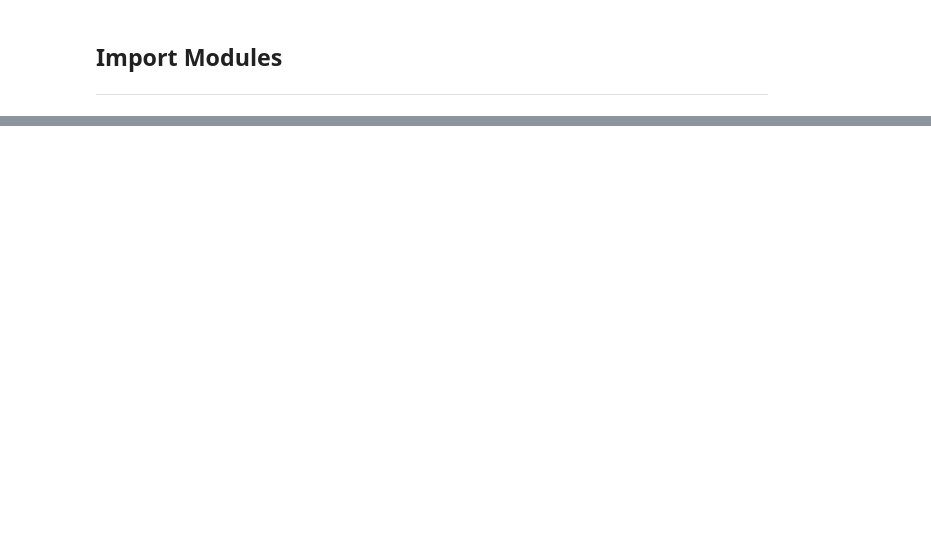
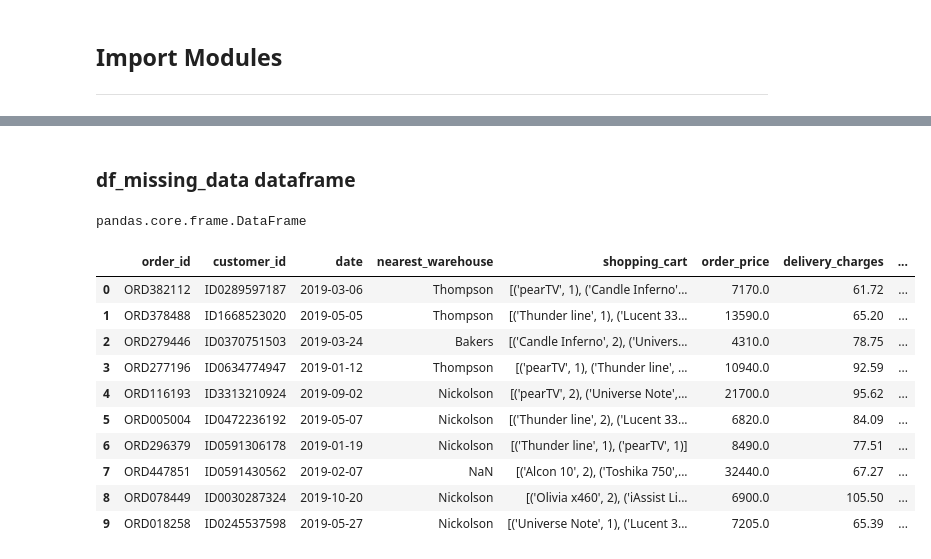
Before and after one commit to kieran-molloy/UCDPA_kieranmolloy, a Jupyter notebook: UCDPA_KieranMolloy.ipynb, the cells around one changed output, grey strips where cells are left out. Saved outputs shown, nothing was run; the diff lists cells and outputs as text; code cells hidden in the pictures; blank space fills up the shorter version.

```diff
--- a/UCDPA_KieranMolloy.ipynb
+++ b/UCDPA_KieranMolloy.ipynb
@@ -60,0 +183,20 @@ import seaborn as sns
+# %% [markdown]
+### df_missing_data dataframe
+# %%
+type(df_missing_data)
+# %% [output]
+pandas.core.frame.DataFrame
+# %%
+df_missing_data.head(10)
+# %% [output]
+|  | order_id | customer_id | date | nearest_warehouse | shopping_cart | order_price | delivery_charges | ... |
+| 0 | ORD382112 | ID0289597187 | 2019-03-06 | Thompson | [('pearTV', 1), ('Candle Inferno'... | 7170.0 | 61.72 | ... |
+| 1 | ORD378488 | ID1668523020 | 2019-05-05 | Thompson | [('Thunder line', 1), ('Lucent 33... | 13590.0 | 65.20 | ... |
+| 2 | ORD279446 | ID0370751503 | 2019-03-24 | Bakers | [('Candle Inferno', 2), ('Univers... | 4310.0 | 78.75 | ... |
+| 3 | ORD277196 | ID0634774947 | 2019-01-12 | Thompson | [('pearTV', 1), ('Thunder line', ... | 10940.0 | 92.59 | ... |
+| 4 | ORD116193 | ID3313210924 | 2019-09-02 | Nickolson | [('pearTV', 2), ('Universe Note',... | 21700.0 | 95.62 | ... |
+| 5 | ORD005004 | ID0472236192 | 2019-05-07 | Nickolson | [('Thunder line', 2), ('Lucent 33... | 6820.0 | 84.09 | ... |
+| 6 | ORD296379 | ID0591306178 | 2019-01-19 | Nickolson | [('Thunder line', 1), ('pearTV', 1)] | 8490.0 | 77.51 | ... |
+| 7 | ORD447851 | ID0591430562 | 2019-02-07 | NaN | [('Alcon 10', 2), ('Toshika 750',... | 32440.0 | 67.27 | ... |
+| 8 | ORD078449 | ID0030287324 | 2019-10-20 | Nickolson | [('Olivia x460', 2), ('iAssist Li... | 6900.0 | 105.50 | ... |
+| 9 | ORD018258 | ID0245537598 | 2019-05-27 | Nickolson | [('Universe Note', 1), ('Lucent 3... | 7205.0 | 65.39 | ... |
```
Also changed, not shown: parts of 49 cells of this notebook.
